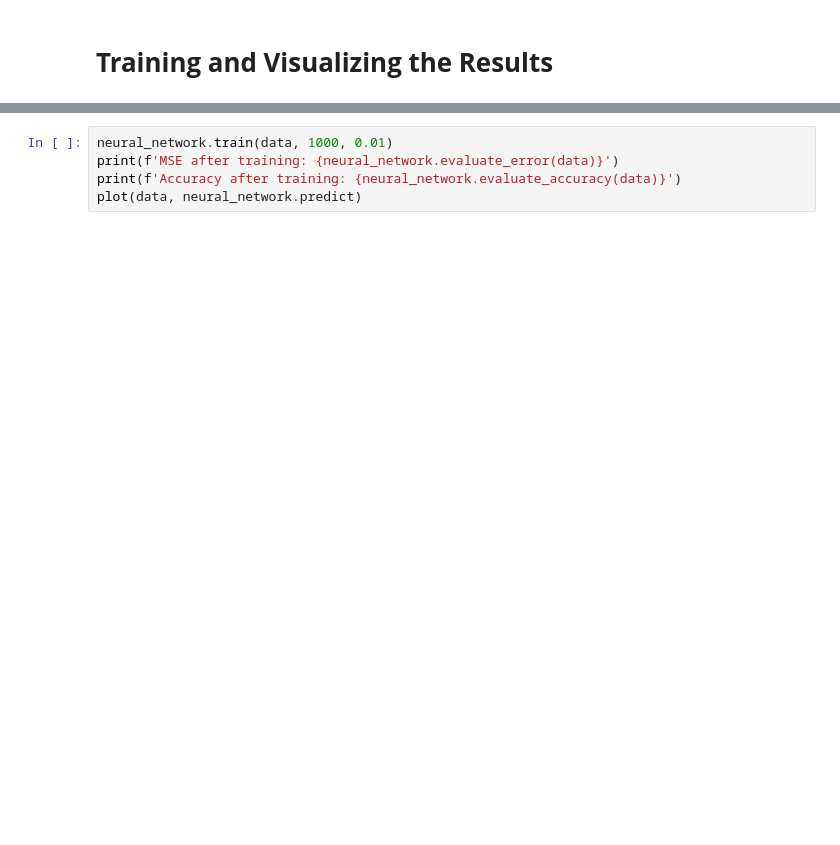
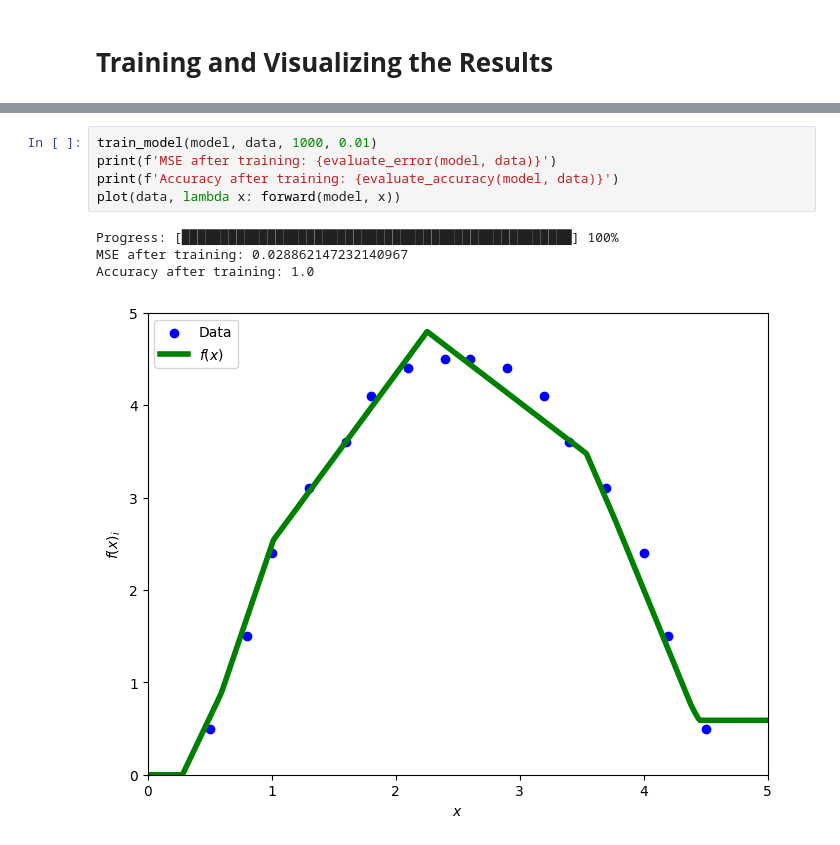
Before and after one commit to EldritchCometh/neural_network_jupyter, a Jupyter notebook: part_06_visualization.ipynb, the cells around one changed output, grey strips where cells are left out. Drawn from its saved outputs; the diff is of its cells as text; blank space fills up the shorter version.

```diff
--- a/part_06_visualization.ipynb
+++ b/part_06_visualization.ipynb
@@ -43,5 +49,10 @@ plot(data, neural_network.predict)
 # %%
-neural_network.train(data, 1000, 0.01)
-print(f'MSE after training: {neural_network.evaluate_error(data)}')
-print(f'Accuracy after training: {neural_network.evaluate_accuracy(data)}')
-plot(data, neural_network.predict)
+train_model(model, data, 1000, 0.01)
+print(f'MSE after training: {evaluate_error(model, data)}')
+print(f'Accuracy after training: {evaluate_accuracy(model, data)}')
+plot(data, lambda x: forward(model, x))
+# %% [output]
+Progress: [██████████████████████████████████████████████████] 100%
+MSE after training: 0.028862147232140967
+Accuracy after training: 1.0
+[figure, added]
```
Also changed, not shown: parts of 3 cells of this notebook, 6 other files.
